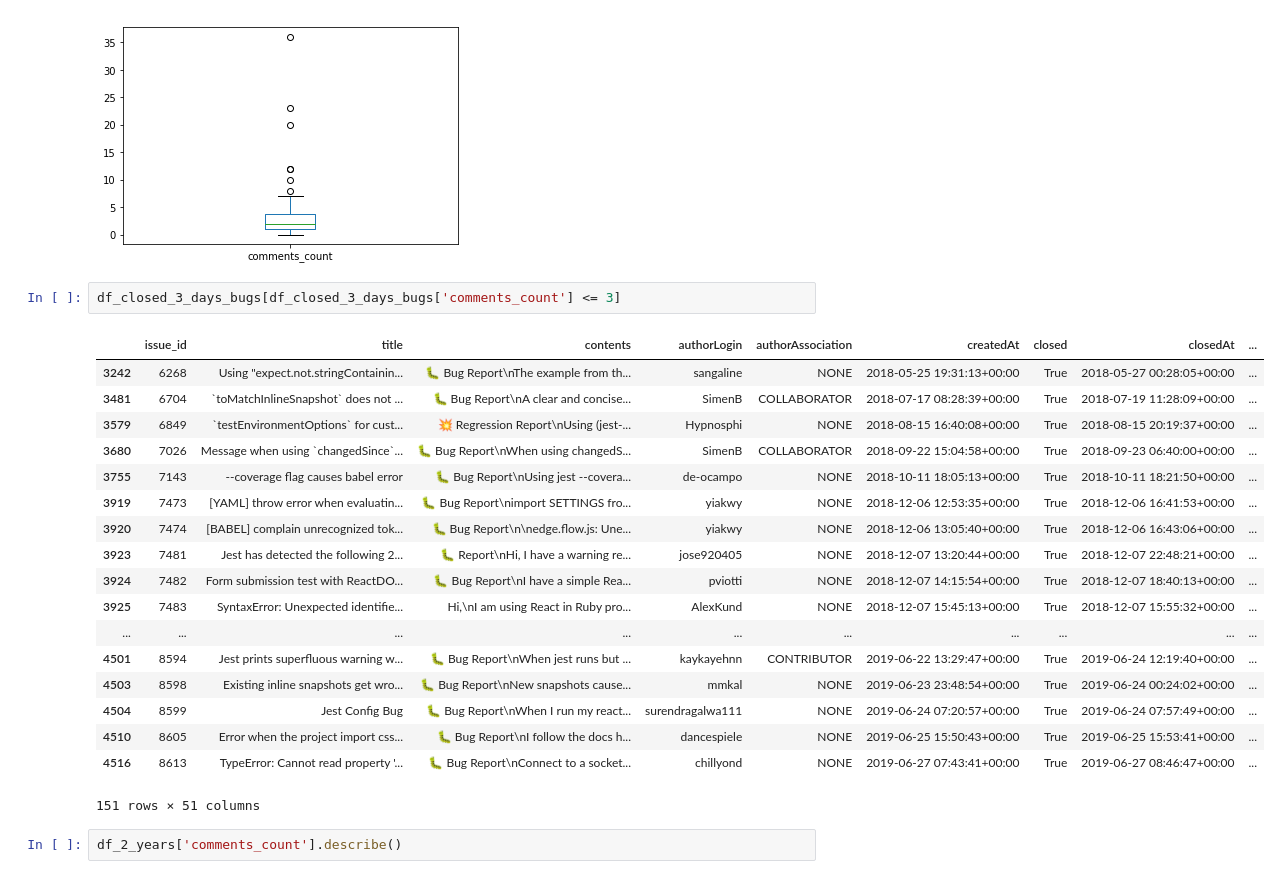
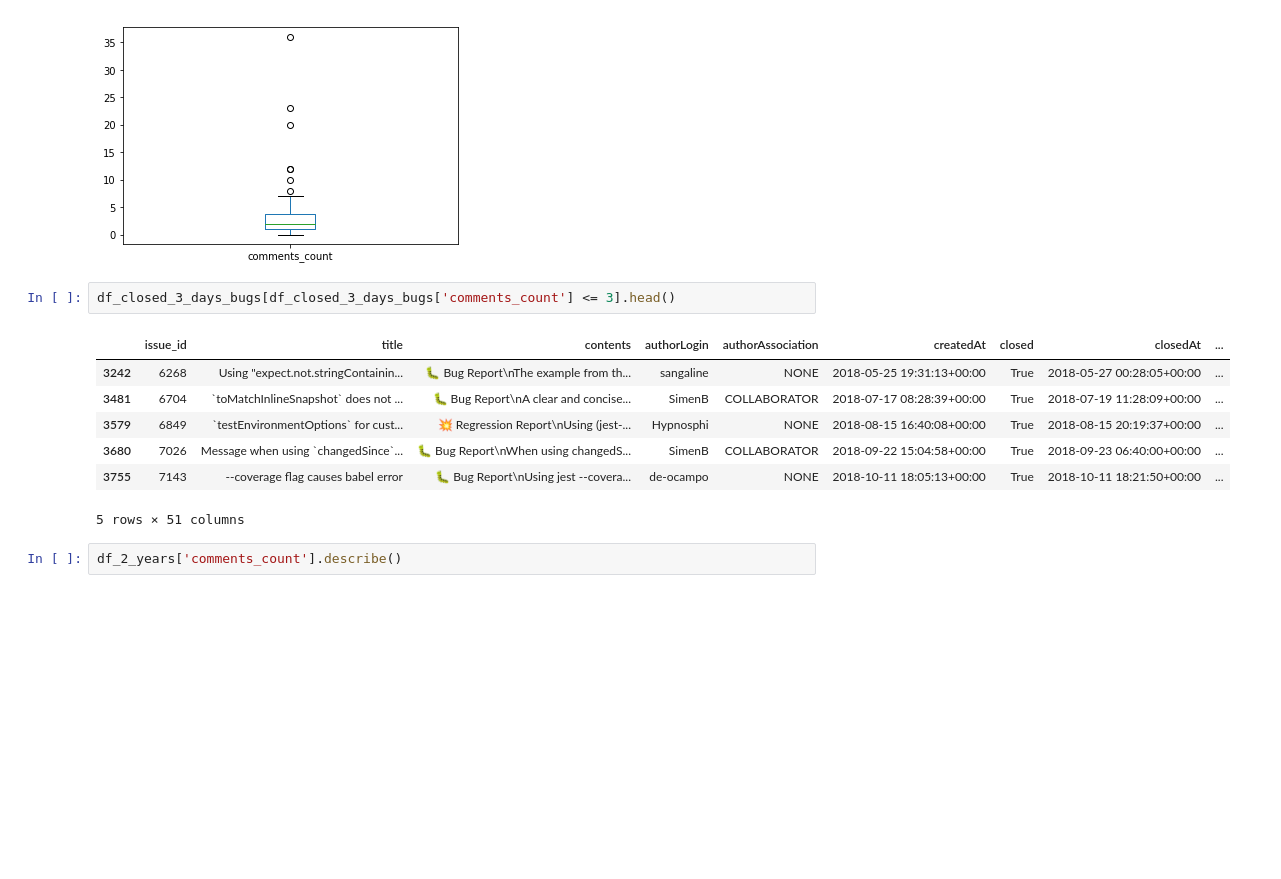
Before and after one commit to nongnoochr/github_js_testing_frameworks, a Jupyter notebook: EDA_repo_issues_jest.ipynb, the cells around one changed output. Saved outputs shown, nothing was run; the diff lists cells and outputs as text; blank space fills up the shorter version.

```diff
--- a/EDA_repo_issues_jest.ipynb
+++ b/EDA_repo_issues_jest.ipynb
@@ -691,26 +515,15 @@ df_closed_3_days_bugs['comments_count'].plot.box();
 # %% [output]
 [figure]
 # %%
-df_closed_3_days_bugs[df_closed_3_days_bugs['comments_count'] <= 3]
+df_closed_3_days_bugs[df_closed_3_days_bugs['comments_count'] <= 3].head()
 # %% [output]
 |  | issue_id | title | contents | authorLogin | authorAssociation | createdAt | closed | closedAt | ... |
 | 3242 | 6268 | Using "expect.not.stringContainin... | 🐛 Bug Report\nThe example from th... | sangaline | NONE | 2018-05-25 19:31:13+00:00 | True | 2018-05-27 00:28:05+00:00 | ... |
 | 3481 | 6704 | `toMatchInlineSnapshot` does not ... | 🐛 Bug Report\nA clear and concise... | SimenB | COLLABORATOR | 2018-07-17 08:28:39+00:00 | True | 2018-07-19 11:28:09+00:00 | ... |
 | 3579 | 6849 | `testEnvironmentOptions` for cust... | 💥 Regression Report\nUsing (jest-... | Hypnosphi | NONE | 2018-08-15 16:40:08+00:00 | True | 2018-08-15 20:19:37+00:00 | ... |
 | 3680 | 7026 | Message when using `changedSince`... | 🐛 Bug Report\nWhen using changedS... | SimenB | COLLABORATOR | 2018-09-22 15:04:58+00:00 | True | 2018-09-23 06:40:00+00:00 | ... |
 | 3755 | 7143 | --coverage flag causes babel error | 🐛 Bug Report\nUsing jest --covera... | de-ocampo | NONE | 2018-10-11 18:05:13+00:00 | True | 2018-10-11 18:21:50+00:00 | ... |
-| 3919 | 7473 | [YAML] throw error when evaluatin... | 🐛 Bug Report\nimport SETTINGS fro... | yiakwy | NONE | 2018-12-06 12:53:35+00:00 | True | 2018-12-06 16:41:53+00:00 | ... |
-| 3920 | 7474 | [BABEL] complain unrecognized tok... | 🐛 Bug Report\n\nedge.flow.js: Une... | yiakwy | NONE | 2018-12-06 13:05:40+00:00 | True | 2018-12-06 16:43:06+00:00 | ... |
-| 3923 | 7481 | Jest has detected the following 2... | 🐛 Report\nHi, I have a warning re... | jose920405 | NONE | 2018-12-07 13:20:44+00:00 | True | 2018-12-07 22:48:21+00:00 | ... |
-| 3924 | 7482 | Form submission test with ReactDO... | 🐛 Bug Report\nI have a simple Rea... | pviotti | NONE | 2018-12-07 14:15:54+00:00 | True | 2018-12-07 18:40:13+00:00 | ... |
-| 3925 | 7483 | SyntaxError: Unexpected identifie... | Hi,\nI am using React in Ruby pro... | AlexKund | NONE | 2018-12-07 15:45:13+00:00 | True | 2018-12-07 15:55:32+00:00 | ... |
-| ... | ... | ... | ... | ... | ... | ... | ... | ... | ... |
-| 4501 | 8594 | Jest prints superfluous warning w... | 🐛 Bug Report\nWhen jest runs but ... | kaykayehnn | CONTRIBUTOR | 2019-06-22 13:29:47+00:00 | True | 2019-06-24 12:19:40+00:00 | ... |
-| 4503 | 8598 | Existing inline snapshots get wro... | 🐛 Bug Report\nNew snapshots cause... | mmkal | NONE | 2019-06-23 23:48:54+00:00 | True | 2019-06-24 00:24:02+00:00 | ... |
-| 4504 | 8599 | Jest Config Bug | 🐛 Bug Report\nWhen I run my react... | surendragalwa111 | NONE | 2019-06-24 07:20:57+00:00 | True | 2019-06-24 07:57:49+00:00 | ... |
-| 4510 | 8605 | Error when the project import css... | 🐛 Bug Report\nI follow the docs h... | dancespiele | NONE | 2019-06-25 15:50:43+00:00 | True | 2019-06-25 15:53:41+00:00 | ... |
-| 4516 | 8613 | TypeError: Cannot read property '... | 🐛 Bug Report\nConnect to a socket... | chillyond | NONE | 2019-06-27 07:43:41+00:00 | True | 2019-06-27 08:46:47+00:00 | ... |
-151 rows × 51 columns
+5 rows × 51 columns
 # %%
 df_2_years['comments_count'].describe()
 # %% [output]
```
Also changed, not shown: parts of 14 cells of this notebook.
